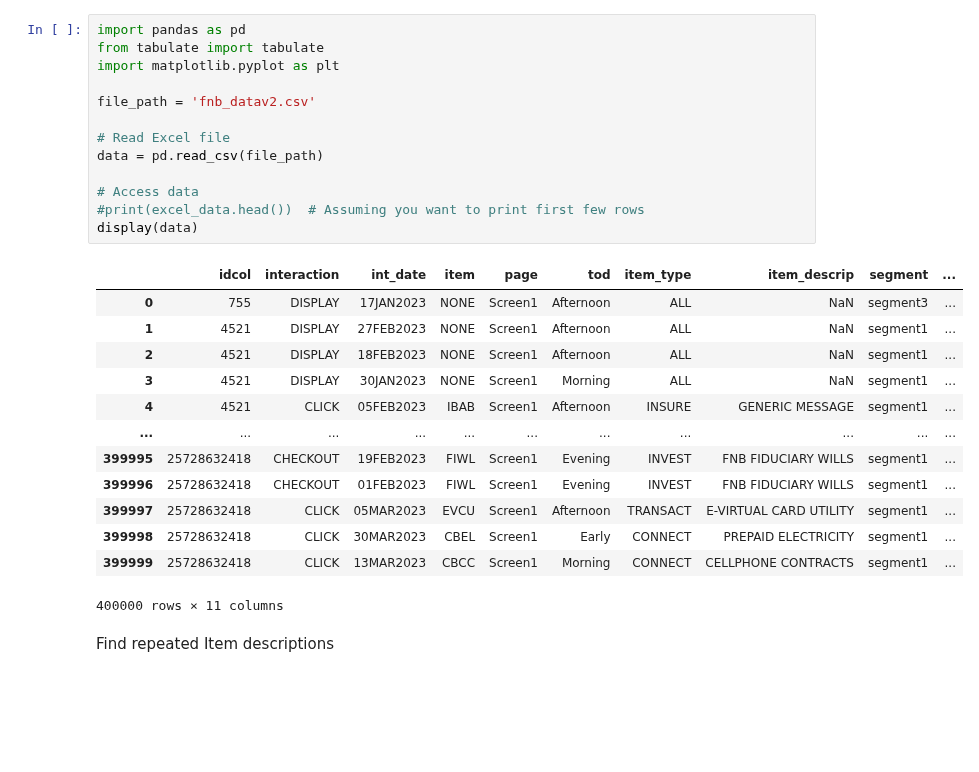
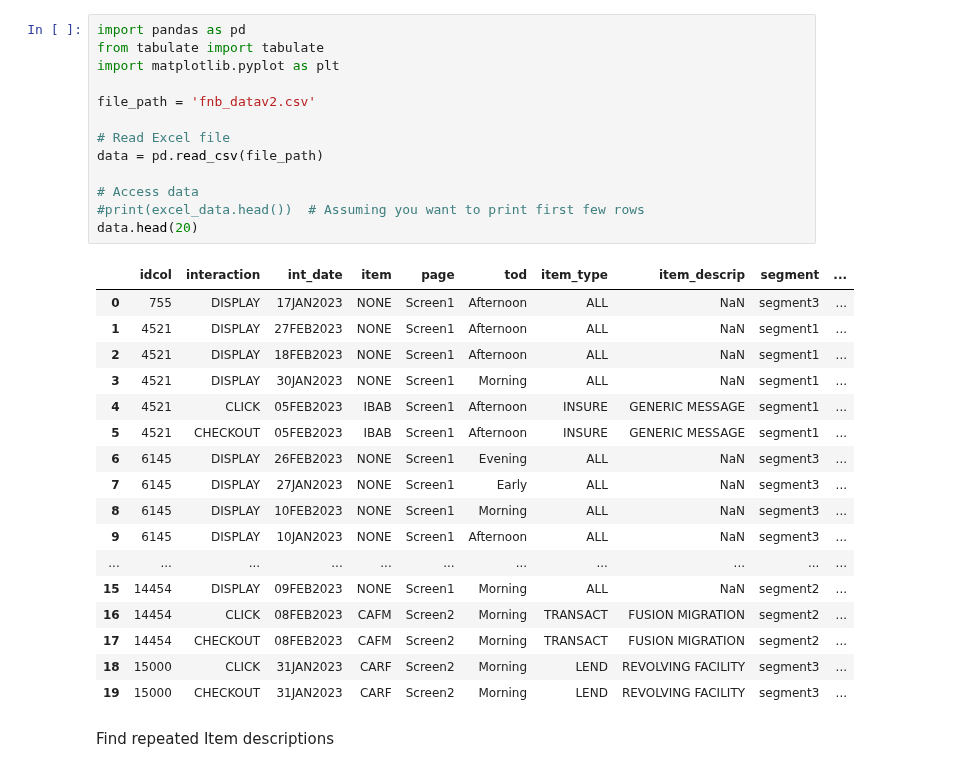
Before and after one commit to lizesteyn/FNBdataquest, a Jupyter notebook: EDA.ipynb, the cells around one changed output. Drawn from its saved outputs; the diff is of its cells as text; blank space fills up the shorter version.

```diff
--- a/EDA.ipynb
+++ b/EDA.ipynb
@@ -1,30 +1,34 @@
 # %%
 import pandas as pd
 from tabulate import tabulate
 import matplotlib.pyplot as plt
 
 file_path = 'fnb_datav2.csv'
 
 # Read Excel file
 data = pd.read_csv(file_path)
 
 # Access data
 #print(excel_data.head())  # Assuming you want to print first few rows
-display(data)
+data.head(20)
 # %% [output]
 |  | idcol | interaction | int_date | item | page | tod | item_type | item_descrip | segment | ... |
 | 0 | 755 | DISPLAY | 17JAN2023 | NONE | Screen1 | Afternoon | ALL | NaN | segment3 | ... |
 | 1 | 4521 | DISPLAY | 27FEB2023 | NONE | Screen1 | Afternoon | ALL | NaN | segment1 | ... |
 | 2 | 4521 | DISPLAY | 18FEB2023 | NONE | Screen1 | Afternoon | ALL | NaN | segment1 | ... |
 | 3 | 4521 | DISPLAY | 30JAN2023 | NONE | Screen1 | Morning | ALL | NaN | segment1 | ... |
 | 4 | 4521 | CLICK | 05FEB2023 | IBAB | Screen1 | Afternoon | INSURE | GENERIC MESSAGE | segment1 | ... |
+| 5 | 4521 | CHECKOUT | 05FEB2023 | IBAB | Screen1 | Afternoon | INSURE | GENERIC MESSAGE | segment1 | ... |
+| 6 | 6145 | DISPLAY | 26FEB2023 | NONE | Screen1 | Evening | ALL | NaN | segment3 | ... |
+| 7 | 6145 | DISPLAY | 27JAN2023 | NONE | Screen1 | Early | ALL | NaN | segment3 | ... |
+| 8 | 6145 | DISPLAY | 10FEB2023 | NONE | Screen1 | Morning | ALL | NaN | segment3 | ... |
+| 9 | 6145 | DISPLAY | 10JAN2023 | NONE | Screen1 | Afternoon | ALL | NaN | segment3 | ... |
 | ... | ... | ... | ... | ... | ... | ... | ... | ... | ... | ... |
-| 399995 | 25728632418 | CHECKOUT | 19FEB2023 | FIWL | Screen1 | Evening | INVEST | FNB FIDUCIARY WILLS | segment1 | ... |
-| 399996 | 25728632418 | CHECKOUT | 01FEB2023 | FIWL | Screen1 | Evening | INVEST | FNB FIDUCIARY WILLS | segment1 | ... |
-| 399997 | 25728632418 | CLICK | 05MAR2023 | EVCU | Screen1 | Afternoon | TRANSACT | E-VIRTUAL CARD UTILITY | segment1 | ... |
-| 399998 | 25728632418 | CLICK | 30MAR2023 | CBEL | Screen1 | Early | CONNECT | PREPAID ELECTRICITY | segment1 | ... |
-| 399999 | 25728632418 | CLICK | 13MAR2023 | CBCC | Screen1 | Morning | CONNECT | CELLPHONE CONTRACTS | segment1 | ... |
+| 15 | 14454 | DISPLAY | 09FEB2023 | NONE | Screen1 | Morning | ALL | NaN | segment2 | ... |
+| 16 | 14454 | CLICK | 08FEB2023 | CAFM | Screen2 | Morning | TRANSACT | FUSION MIGRATION | segment2 | ... |
+| 17 | 14454 | CHECKOUT | 08FEB2023 | CAFM | Screen2 | Morning | TRANSACT | FUSION MIGRATION | segment2 | ... |
+| 18 | 15000 | CLICK | 31JAN2023 | CARF | Screen2 | Morning | LEND | REVOLVING FACILITY | segment3 | ... |
+| 19 | 15000 | CHECKOUT | 31JAN2023 | CARF | Screen2 | Morning | LEND | REVOLVING FACILITY | segment3 | ... |
-400000 rows × 11 columns
 # %% [markdown]
 Find repeated Item descriptions
 # %%
```
